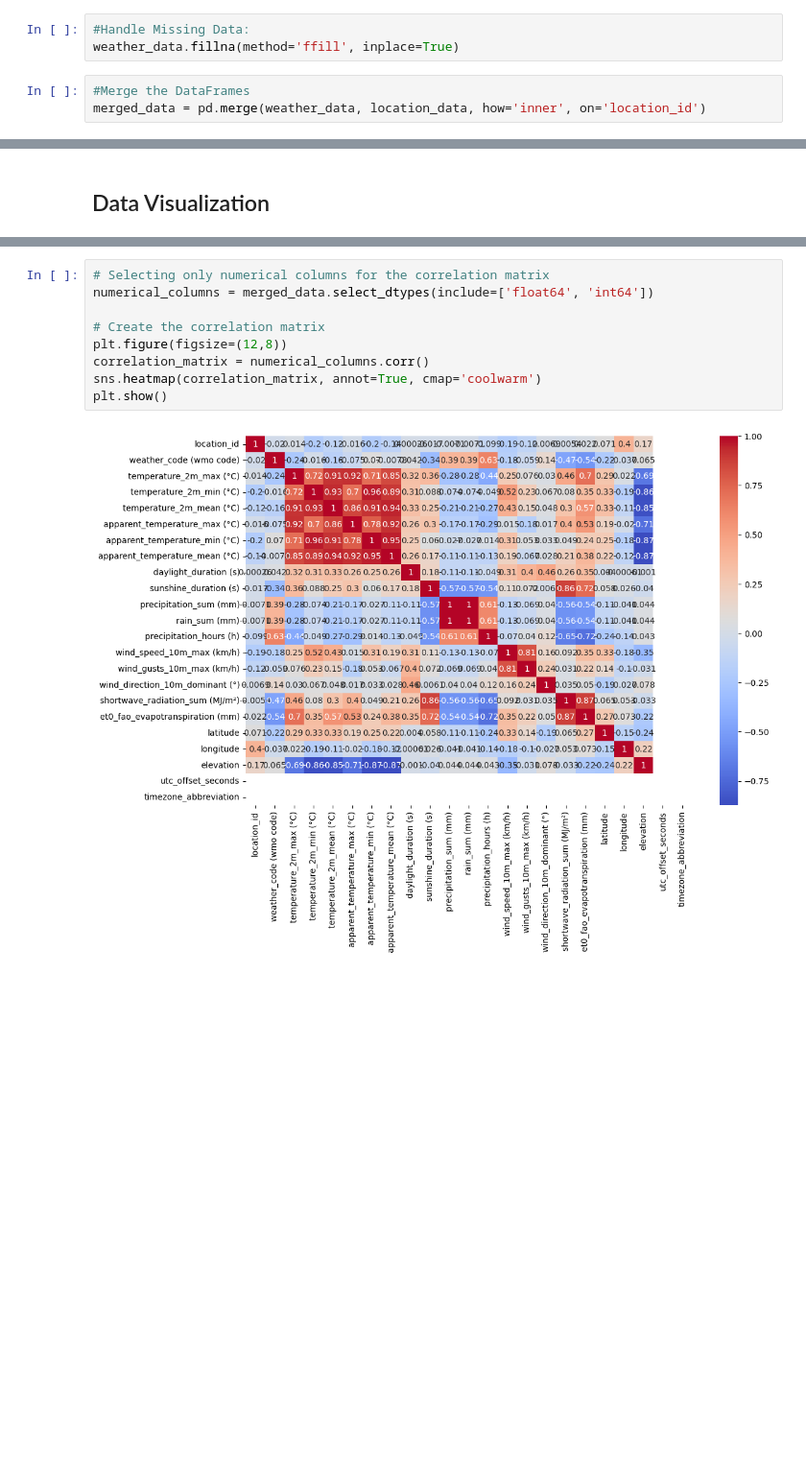
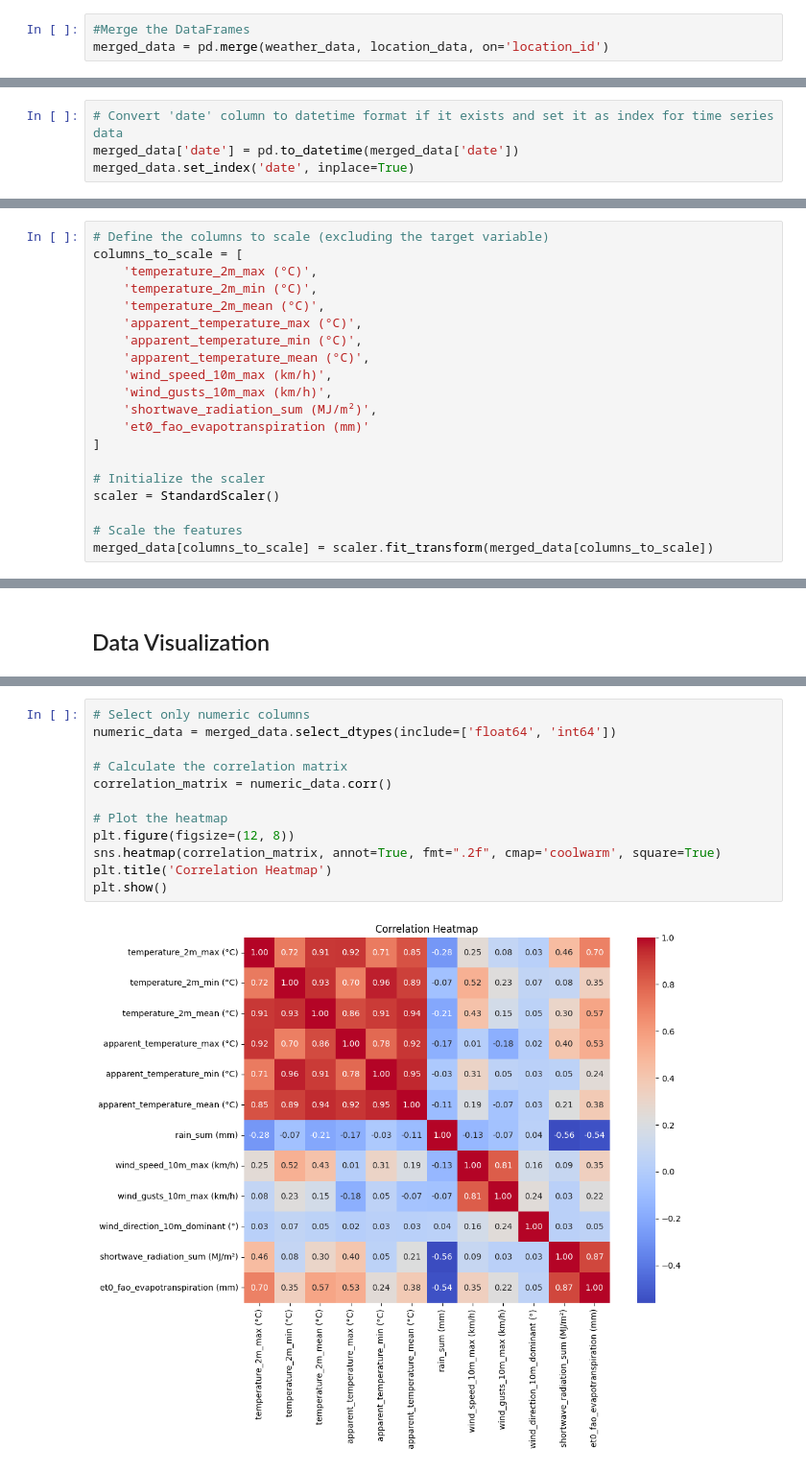
Before and after one commit to IT21271182/Deep-Learning-Project, a Jupyter notebook: IT21271182.ipynb, the cells around one changed output, grey strips where cells are left out. Shown at 96% size. Saved outputs shown, nothing was run; the diff lists cells and outputs as text; blank space fills up the shorter version.

```diff
--- a/IT21271182.ipynb
+++ b/IT21271182.ipynb
@@ -58,10 +68,7 @@ max                          29.400000                         8.450000
 # %% [markdown]
 ## Data Cleaning and Preprocessing
-# %%
-#Handle Missing Data:
-weather_data.fillna(method='ffill', inplace=True)
 # %%
 #Merge the DataFrames
-merged_data = pd.merge(weather_data, location_data, how='inner', on='location_id')
+merged_data = pd.merge(weather_data, location_data, on='location_id')
 # %%
 #Verify the Merged Data
@@ -138,0 +131,4 @@ max                    530.0
+# %%
+# Convert 'date' column to datetime format if it exists and set it as index for time series data
+merged_data['date'] = pd.to_datetime(merged_data['date'])
+merged_data.set_index('date', inplace=True)
@@ -138,0 +137,20 @@ max                    530.0
+# %%
+# Define the columns to scale (excluding the target variable)
+columns_to_scale = [
+    'temperature_2m_max (°C)',
+    'temperature_2m_min (°C)',
+    'temperature_2m_mean (°C)',
+    'apparent_temperature_max (°C)',
+    'apparent_temperature_min (°C)',
+    'apparent_temperature_mean (°C)',
+    'wind_speed_10m_max (km/h)',
+    'wind_gusts_10m_max (km/h)',
+    'shortwave_radiation_sum (MJ/m²)',
+    'et0_fao_evapotranspiration (mm)'
+]
+
+# Initialize the scaler
+scaler = StandardScaler()
+
+# Scale the features
+merged_data[columns_to_scale] = scaler.fit_transform(merged_data[columns_to_scale])
@@ -144,11 +203,14 @@ Visualize relationships between variables to understand which ones influence tem
 # %%
-# Selecting only numerical columns for the correlation matrix
-numerical_columns = merged_data.select_dtypes(include=['float64', 'int64'])
+# Select only numeric columns
+numeric_data = merged_data.select_dtypes(include=['float64', 'int64'])
 
-# Create the correlation matrix
-plt.figure(figsize=(12,8))
-correlation_matrix = numerical_columns.corr()
-sns.heatmap(correlation_matrix, annot=True, cmap='coolwarm')
+# Calculate the correlation matrix
+correlation_matrix = numeric_data.corr()
+
+# Plot the heatmap
+plt.figure(figsize=(12, 8))
+sns.heatmap(correlation_matrix, annot=True, fmt=".2f", cmap='coolwarm', square=True)
+plt.title('Correlation Heatmap')
 plt.show()
 # %% [output]
-[figure, old version]
+[figure, new version]
```
Also changed, not shown: parts of 25 cells of this notebook.
